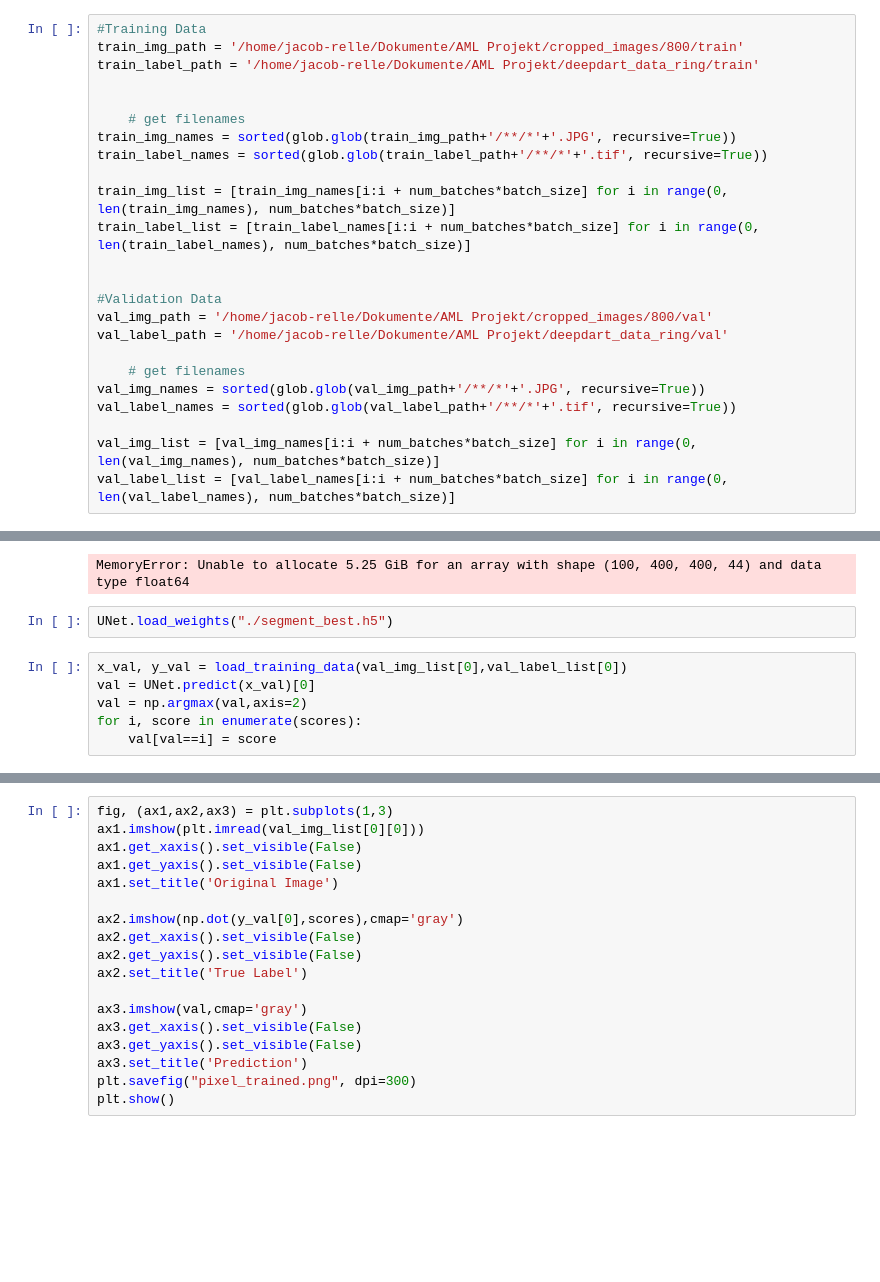
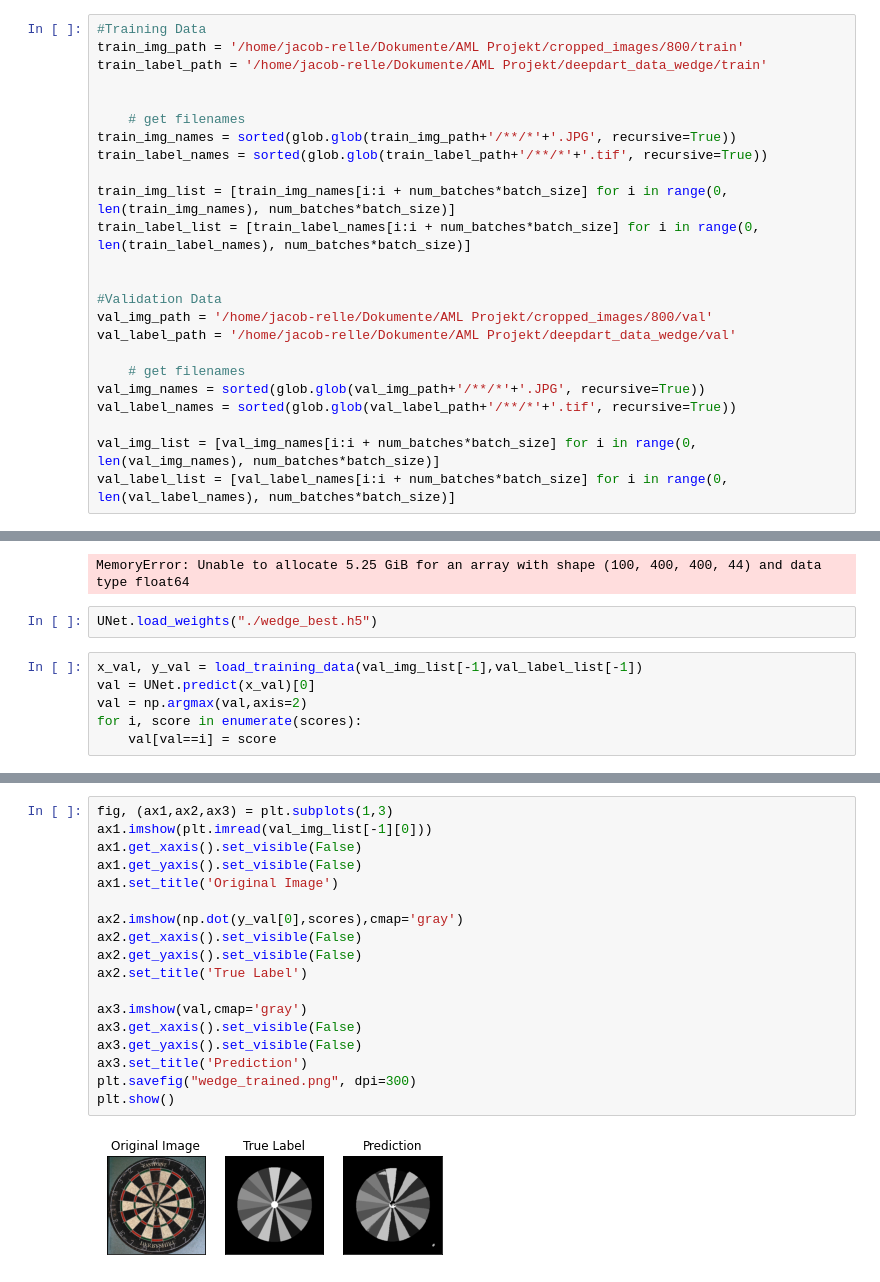
Before and after one commit to Soleer/deepdart_aml, a Jupyter notebook: U-Nets/nnU-Net _wedge.ipynb, the cells around one changed output, grey strips where cells are left out. Saved outputs shown, nothing was run; the diff lists cells and outputs as text; blank space fills up the shorter version.

```diff
--- a/U-Nets/nnU-Net _wedge.ipynb
+++ b/U-Nets/nnU-Net _wedge.ipynb
@@ -109,7 +91,7 @@ def load_training_data(img_names,label_names):
 # %%
 #Training Data
 train_img_path = '/home/jacob-relle/Dokumente/AML Projekt/cropped_images/800/train'
-train_label_path = '/home/jacob-relle/Dokumente/AML Projekt/deepdart_data_ring/train'
+train_label_path = '/home/jacob-relle/Dokumente/AML Projekt/deepdart_data_wedge/train'
 
 
     # get filenames
@@ -122,7 +104,7 @@ train_label_list = [train_label_names[i:i + num_batches*batch_size] for i in ran
 
 #Validation Data
 val_img_path = '/home/jacob-relle/Dokumente/AML Projekt/cropped_images/800/val'
-val_label_path = '/home/jacob-relle/Dokumente/AML Projekt/deepdart_data_ring/val'
+val_label_path = '/home/jacob-relle/Dokumente/AML Projekt/deepdart_data_wedge/val'
 
     # get filenames
 val_img_names = sorted(glob.glob(val_img_path+'/**/*'+'.JPG', recursive=True))
@@ -302,9 +288,9 @@ for epoch in range(current_epoch,epochs):
 =======================Start of Epoch 1==========================
 MemoryError: Unable to allocate 5.25 GiB for an array with shape (100, 400, 400, 44) and data type float64
 # %%
-UNet.load_weights("./segment_best.h5")
+UNet.load_weights("./wedge_best.h5")
 # %%
-x_val, y_val = load_training_data(val_img_list[0],val_label_list[0])
+x_val, y_val = load_training_data(val_img_list[-1],val_label_list[-1])
 val = UNet.predict(x_val)[0]
 val = np.argmax(val,axis=2)
 for i, score in enumerate(scores):
@@ -312,18 +300,20 @@ for i, score in enumerate(scores):
 # %%
 fig, (ax1,ax2,ax3) = plt.subplots(1,3)
-ax1.imshow(plt.imread(val_img_list[0][0]))
+ax1.imshow(plt.imread(val_img_list[-1][0]))
 ax1.get_xaxis().set_visible(False)
 ax1.get_yaxis().set_visible(False)
 ax1.set_title('Original Image')
 
 ax2.imshow(np.dot(y_val[0],scores),cmap='gray')
 ax2.get_xaxis().set_visible(False)
 ax2.get_yaxis().set_visible(False)
 ax2.set_title('True Label')
 
 ax3.imshow(val,cmap='gray')
 ax3.get_xaxis().set_visible(False)
 ax3.get_yaxis().set_visible(False)
 ax3.set_title('Prediction')
-plt.savefig("pixel_trained.png", dpi=300)
+plt.savefig("wedge_trained.png", dpi=300)
 plt.show()
+# %% [output]
+[figure, added]
```
Also changed, not shown: parts of 4 cells of this notebook, 5 other files.
